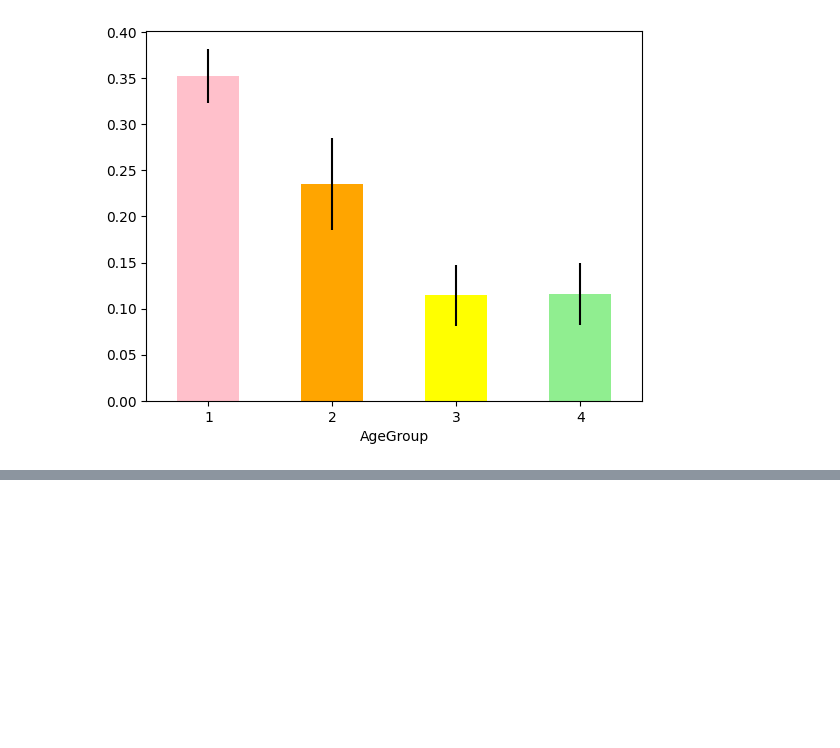
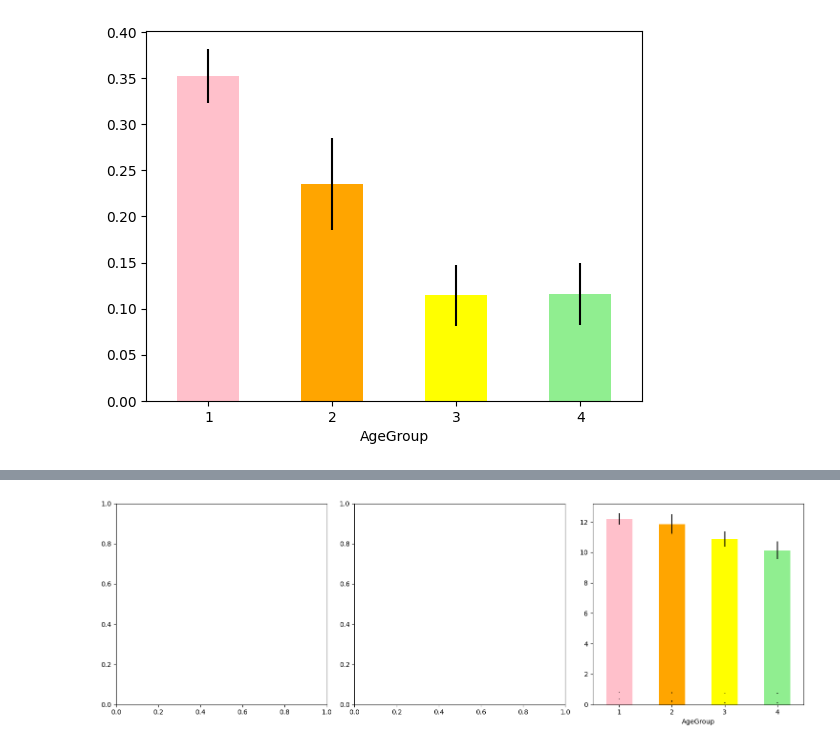
Before and after one commit to rochellekaper/n247_spring2025, a Jupyter notebook: ProblemSets/N247 PSet 7 Pandas - Plotting and grouping.ipynb, the cells around one changed output, grey strips where cells are left out. Drawn from its saved outputs; the diff is of its cells as text; code cells hidden in the pictures; blank space fills up the shorter version.

```diff
--- a/ProblemSets/N247 PSet 7 Pandas - Plotting and grouping.ipynb
+++ b/ProblemSets/N247 PSet 7 Pandas - Plotting and grouping.ipynb
@@ -84,11 +84,12 @@ def BarsByAge(df, metric, axis_handle=None):
     age_group = df.groupby('AgeGroup')
 
     # std = age_group[metric].std() / np.sqrt(age_group[metric].count())
-    std = age_group[metric].apply(scipy.stats.sem)
+    std = age_group[metric].apply(stats.sem)
 
     ax = age_group[metric].mean().plot.bar(x = 'AgeGroup', y = metric, rot=0, color=['pink', 'orange', 'yellow', 'lightgreen', 'lightblue'], yerr=std)
 
-    #if axis_handle = True:
+    # if axis_handle != None:
+
 
 
 
@@ -120,0 +119,9 @@ NameError: name 'x' is not defined
+# %%
+fig, axes = plt.subplots(1, 3, figsize=(15, 5))
+axes[0] = BarsByAge(data, 'RAVLT')
+axes[1] = BarsByAge(data, 'LDI')
+axes[2] = BarsByAge(data, 'Recognition')
+plt.tight_layout()
+plt.show()
+# %% [output]
+[figure, added]
```
Also changed, not shown: parts of 1 cell of this notebook.
